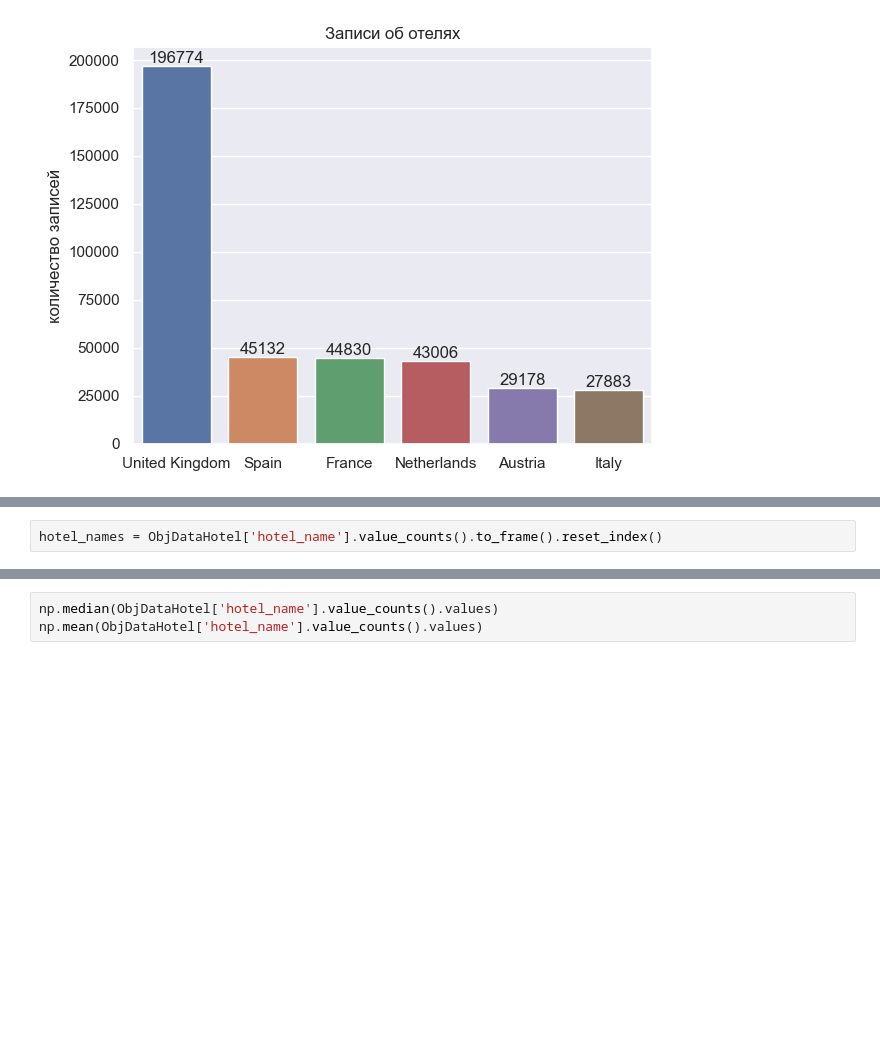
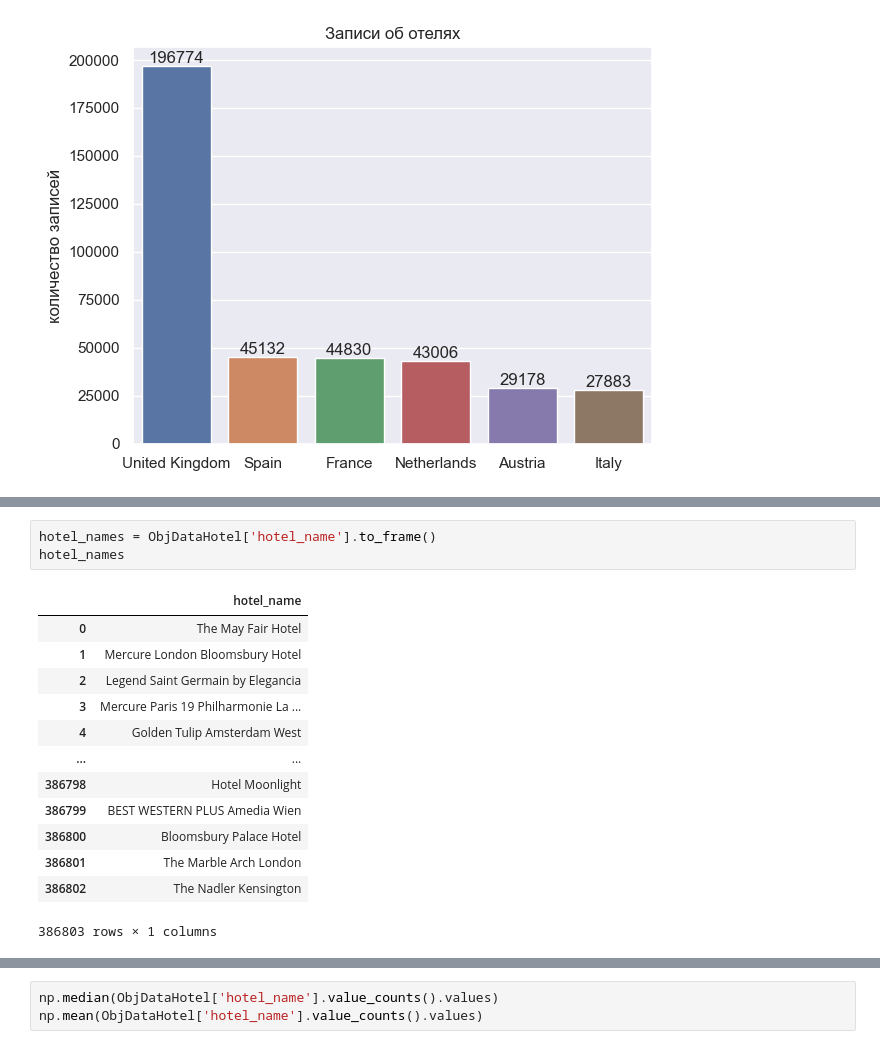
Before and after one commit to YarikKa2/EDA_Feature_Engineering__StudyProject_3, a Jupyter notebook: code/EDA_FeatureEng.ipynb, the cells around one changed output, grey strips where cells are left out. Drawn from its saved outputs; the diff is of its cells as text; blank space fills up the shorter version.

```diff
--- a/code/EDA_FeatureEng.ipynb
+++ b/code/EDA_FeatureEng.ipynb
@@ -126,2 +209,17 @@ See the caveats in the documentation: https://pandas.pydata.org/pandas-docs/stab
 # %%
-hotel_names = ObjDataHotel['hotel_name'].value_counts().to_frame().reset_index()
+hotel_names = ObjDataHotel['hotel_name'].to_frame()
+hotel_names
+# %% [output]
+|  | hotel_name |
+| 0 | The May Fair Hotel |
+| 1 | Mercure London Bloomsbury Hotel |
+| 2 | Legend Saint Germain by Elegancia |
+| 3 | Mercure Paris 19 Philharmonie La ... |
+| 4 | Golden Tulip Amsterdam West |
+| ... | ... |
+| 386798 | Hotel Moonlight |
+| 386799 | BEST WESTERN PLUS Amedia Wien |
+| 386800 | Bloomsbury Palace Hotel |
+| 386801 | The Marble Arch London |
+| 386802 | The Nadler Kensington |
+386803 rows × 1 columns
```
Also changed, not shown: parts of 4 cells of this notebook, 1 other file.
